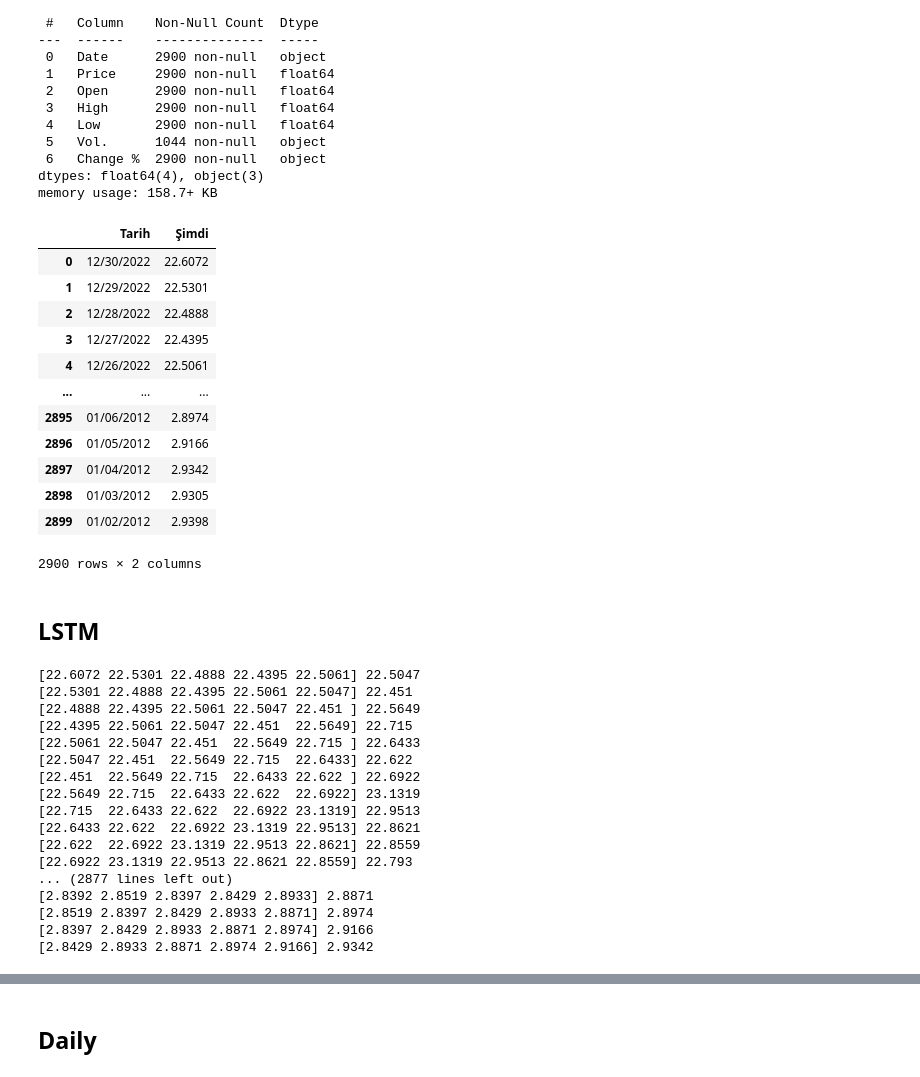
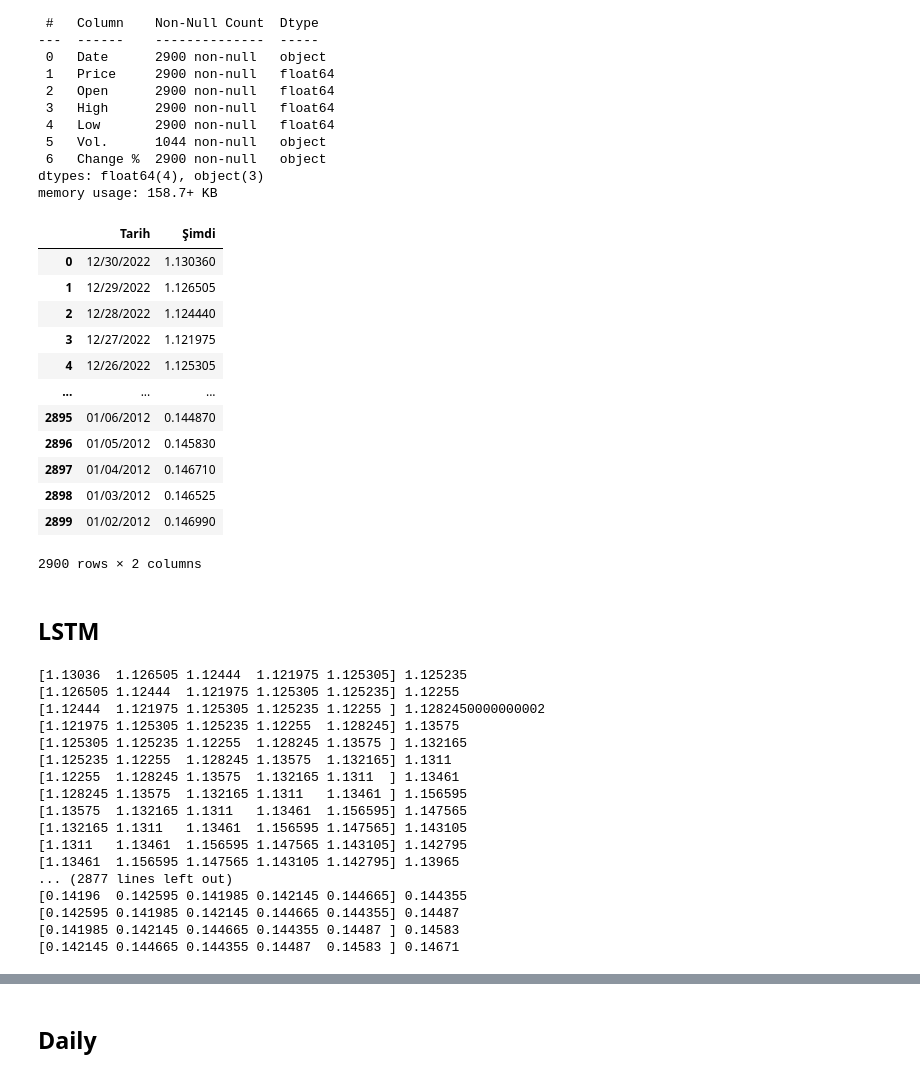
Before and after one commit to Ancouse/CMPE_460, a Jupyter notebook: Term Project/Projects/GBP_Try.ipynb, the cells around one changed output, grey strips where cells are left out. Drawn from its saved outputs; the diff is of its cells as text; code cells hidden in the pictures.

```diff
--- a/Term Project/Projects/GBP_Try.ipynb
+++ b/Term Project/Projects/GBP_Try.ipynb
@@ -29,20 +29,21 @@ memory usage: 158.7+ KB
 df = data_GBP_TR.drop(['Open','High','Low','Vol.','Change %'], axis=1)
 # %%
 df = df.rename(columns={'Date': 'Tarih', 'Price': 'Şimdi'})
+df['Şimdi'] = df['Şimdi'].apply(lambda x:x/20)
 df
 # %% [output]
 |  | Tarih | Şimdi |
-| 0 | 12/30/2022 | 22.6072 |
-| 1 | 12/29/2022 | 22.5301 |
-| 2 | 12/28/2022 | 22.4888 |
-| 3 | 12/27/2022 | 22.4395 |
-| 4 | 12/26/2022 | 22.5061 |
+| 0 | 12/30/2022 | 1.130360 |
+| 1 | 12/29/2022 | 1.126505 |
+| 2 | 12/28/2022 | 1.124440 |
+| 3 | 12/27/2022 | 1.121975 |
+| 4 | 12/26/2022 | 1.125305 |
 | ... | ... | ... |
-| 2895 | 01/06/2012 | 2.8974 |
-| 2896 | 01/05/2012 | 2.9166 |
-| 2897 | 01/04/2012 | 2.9342 |
-| 2898 | 01/03/2012 | 2.9305 |
-| 2899 | 01/02/2012 | 2.9398 |
+| 2895 | 01/06/2012 | 0.144870 |
+| 2896 | 01/05/2012 | 0.145830 |
+| 2897 | 01/04/2012 | 0.146710 |
+| 2898 | 01/03/2012 | 0.146525 |
+| 2899 | 01/02/2012 | 0.146990 |
 2900 rows × 2 columns
 # %% [markdown]
 ## LSTM
@@ -75,23 +76,23 @@ X, y = split_sequence(raw_seq, n_steps)
 for i in range(len(X)):
 	print(X[i], y[i])
 # %% [output]
-[22.6072 22.5301 22.4888 22.4395 22.5061] 22.5047
-[22.5301 22.4888 22.4395 22.5061 22.5047] 22.451
-[22.4888 22.4395 22.5061 22.5047 22.451 ] 22.5649
-[22.4395 22.5061 22.5047 22.451  22.5649] 22.715
-[22.5061 22.5047 22.451  22.5649 22.715 ] 22.6433
-[22.5047 22.451  22.5649 22.715  22.6433] 22.622
-[22.451  22.5649 22.715  22.6433 22.622 ] 22.6922
-[22.5649 22.715  22.6433 22.622  22.6922] 23.1319
-[22.715  22.6433 22.622  22.6922 23.1319] 22.9513
-[22.6433 22.622  22.6922 23.1319 22.9513] 22.8621
-[22.622  22.6922 23.1319 22.9513 22.8621] 22.8559
-[22.6922 23.1319 22.9513 22.8621 22.8559] 22.793
+[1.13036  1.126505 1.12444  1.121975 1.125305] 1.125235
+[1.126505 1.12444  1.121975 1.125305 1.125235] 1.12255
+[1.12444  1.121975 1.125305 1.125235 1.12255 ] 1.1282450000000002
+[1.121975 1.125305 1.125235 1.12255  1.128245] 1.13575
+[1.125305 1.125235 1.12255  1.128245 1.13575 ] 1.132165
+[1.125235 1.12255  1.128245 1.13575  1.132165] 1.1311
+[1.12255  1.128245 1.13575  1.132165 1.1311  ] 1.13461
+[1.128245 1.13575  1.132165 1.1311   1.13461 ] 1.156595
+[1.13575  1.132165 1.1311   1.13461  1.156595] 1.147565
+[1.132165 1.1311   1.13461  1.156595 1.147565] 1.143105
+[1.1311   1.13461  1.156595 1.147565 1.143105] 1.142795
+[1.13461  1.156595 1.147565 1.143105 1.142795] 1.13965
 ... (2877 lines left out)
-[2.8392 2.8519 2.8397 2.8429 2.8933] 2.8871
-[2.8519 2.8397 2.8429 2.8933 2.8871] 2.8974
-[2.8397 2.8429 2.8933 2.8871 2.8974] 2.9166
-[2.8429 2.8933 2.8871 2.8974 2.9166] 2.9342
+[0.14196  0.142595 0.141985 0.142145 0.144665] 0.144355
+[0.142595 0.141985 0.142145 0.144665 0.144355] 0.14487
+[0.141985 0.142145 0.144665 0.144355 0.14487 ] 0.14583
+[0.142145 0.144665 0.144355 0.14487  0.14583 ] 0.14671
 # %%
 # reshape from [samples, timesteps] into [samples, timesteps, features]
 n_features = 1
```
Also changed, not shown: parts of 12 cells of this notebook, 5 other files.
